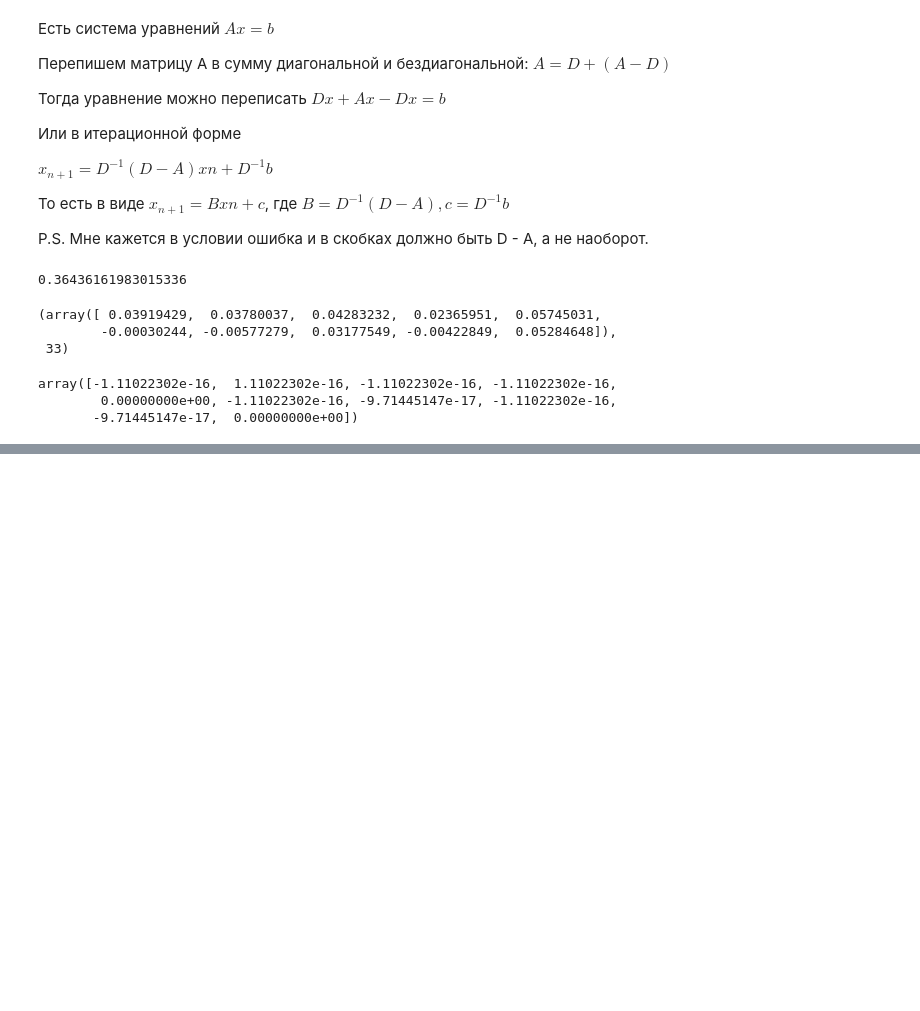
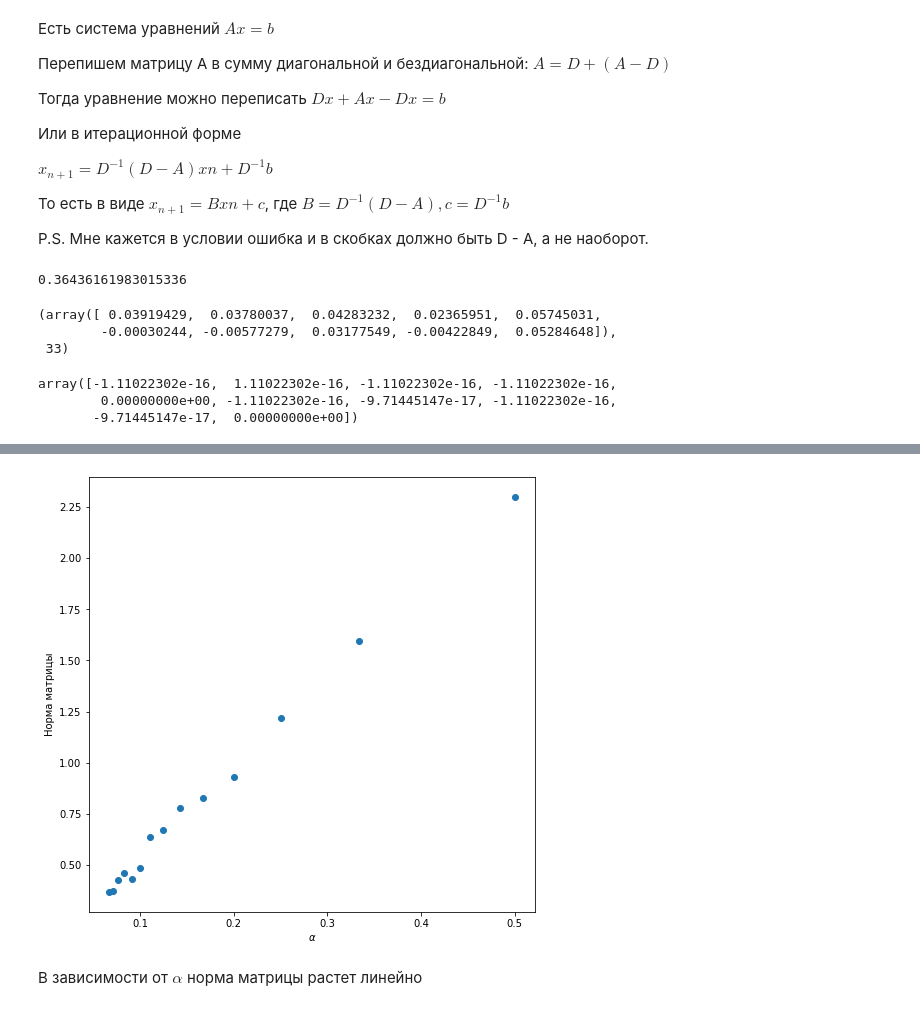
Before and after one commit to SvMixa/HSE_computational_physics, a Jupyter notebook: Home_work_6_Svintsov_M..ipynb, the cells around one changed output, grey strips where cells are left out. Drawn from its saved outputs; the diff is of its cells as text; code cells hidden in the pictures; blank space fills up the shorter version.

```diff
--- a/Home_work_6_Svintsov_M..ipynb
+++ b/Home_work_6_Svintsov_M..ipynb
@@ -272,0 +279,11 @@ plt.show()
+# %%
+plt.figure(figsize=(8,8))
+plt.scatter(1/np.arange(15, 1, -1), norms)
+plt.xlabel(r'$\alpha$')
+plt.ylabel('Норма матрицы')
+#plt.yscale('log')
+plt.show()
+# %% [output]
+[figure, added]
+# %% [markdown]
+В зависимости от $\alpha$ норма матрицы растет линейно
```
Also changed, not shown: parts of 23 cells of this notebook.
